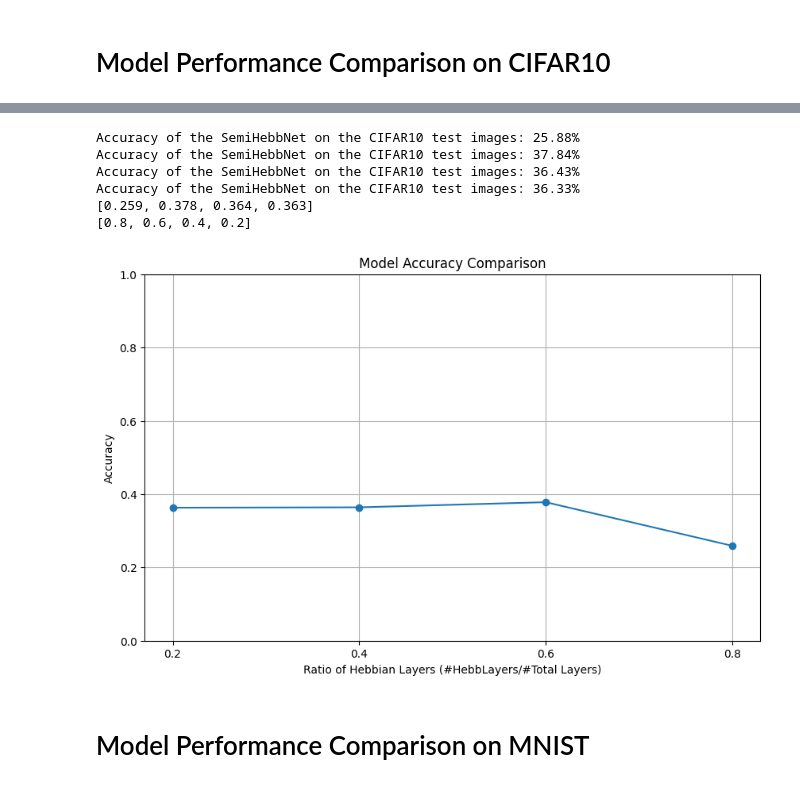
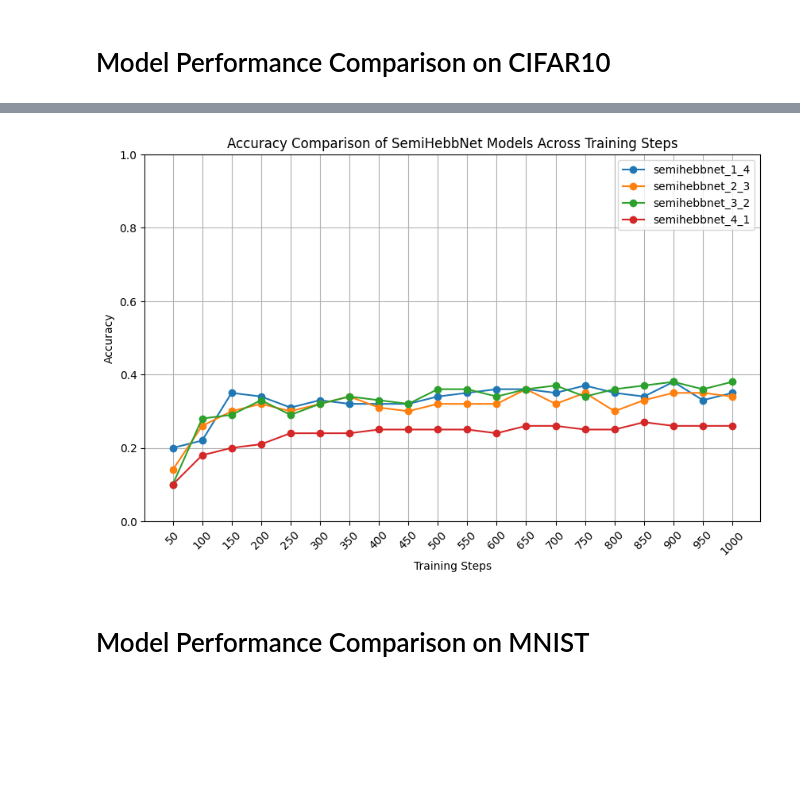
Before and after one commit to Andy-wyx/biologically_plausible_learning, a Jupyter notebook: main_comparison.ipynb, the cells around one changed output, grey strips where cells are left out. Saved outputs shown, nothing was run; the diff lists cells and outputs as text; code cells hidden in the pictures; blank space fills up the shorter version.

Commit message:
add comparison plots

```diff
--- a/main_comparison.ipynb
+++ b/main_comparison.ipynb
@@ -98,21 +99,24 @@ Epoch: 0, Step: 950, Loss: 1.8115710020065308, Accuracy: 36.4%
-# %%
-accuracies = []
-for model in models:
-        accuracies.append(test_accuracy(model=model,dataset='cifar10',flatten_input=True))
-
-
-ratio = [0.8,0.6,0.4,0.2]
-print(accuracies)
-print(ratio)
-plot_score_comparison(x_axis=ratio, accuracies=accuracies)
-# %% [output]
-Accuracy of the SemiHebbNet on the CIFAR10 test images: 25.88%
-Accuracy of the SemiHebbNet on the CIFAR10 test images: 37.84%
-Accuracy of the SemiHebbNet on the CIFAR10 test images: 36.43%
-Accuracy of the SemiHebbNet on the CIFAR10 test images: 36.33%
-[0.259, 0.378, 0.364, 0.363]
-[0.8, 0.6, 0.4, 0.2]
-[figure, removed]
+# %%
+#plot
+def plot_accuracy_comparison(accuracies, model_names):
+    plt.figure(figsize=(10, 6))
+
+    for i, model_accuracies in enumerate(accuracies):
+        steps = [step * 50 for step in range(1, len(model_accuracies) + 1)]
+        plt.plot(steps, model_accuracies, marker='o', label=model_names[i])
+
+    plt.title('Accuracy Comparison of SemiHebbNet Models Across Training Steps')
+    plt.xlabel('Training Steps')
+    plt.ylabel('Accuracy')
+    plt.grid(True)
+    plt.xticks(steps, rotation=45)
+    plt.ylim(0, 1)
+    plt.legend()
+    plt.show()
+
+plot_accuracy_comparison(raw_accuracies, model_names)
+# %% [output]
+[figure, added]
 # %% [markdown]
 # Model Performance Comparison on MNIST
 # %%
```
Also changed, not shown: parts of 7 cells of this notebook, 3 other files.
